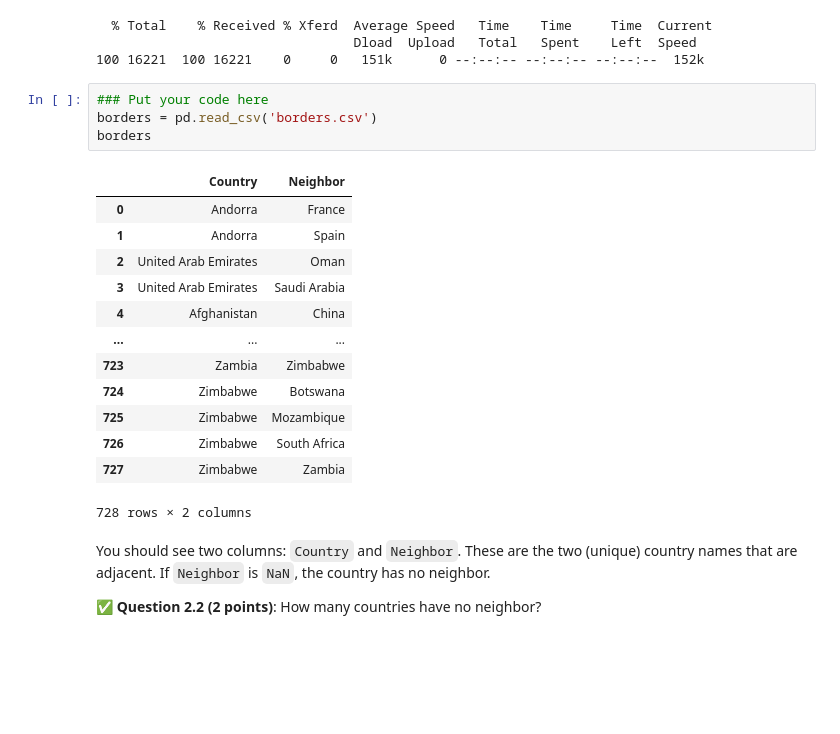
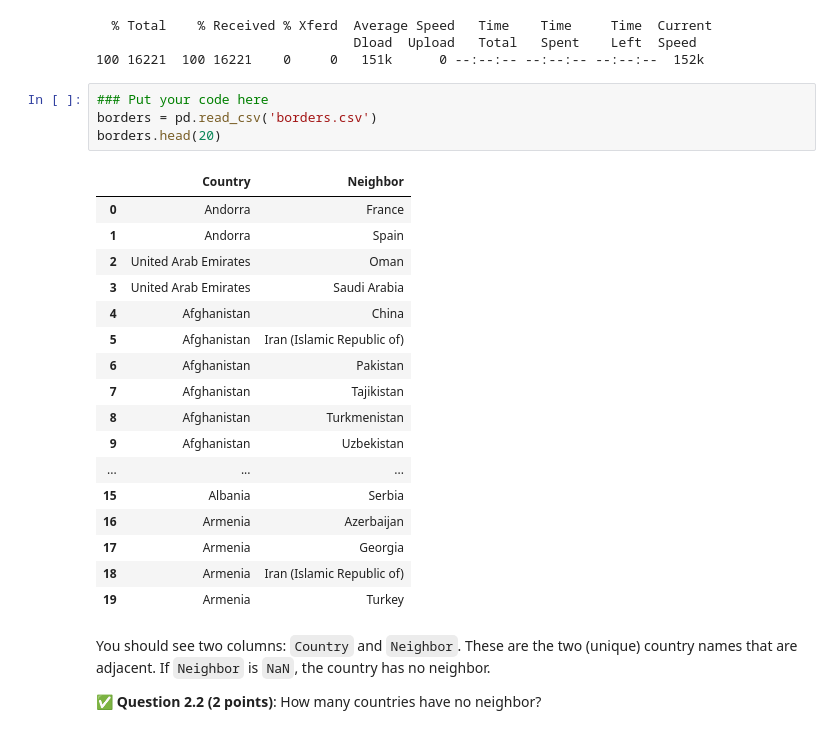
Before and after one commit to Confusedphoton/CMSE202-s24-turnin, a Jupyter notebook: Final/CMSE202-Final-Section001-STUDENT.ipynb, the cells around one changed output. Drawn from its saved outputs; the diff is of its cells as text; blank space fills up the shorter version.

```diff
--- a/Final/CMSE202-Final-Section001-STUDENT.ipynb
+++ b/Final/CMSE202-Final-Section001-STUDENT.ipynb
@@ -66,21 +66,25 @@ In this part, we will create a network graph to represent the geographical adjac
 # %%
 ### Put your code here
 borders = pd.read_csv('borders.csv')
-borders
+borders.head(20)
 # %% [output]
 |  | Country | Neighbor |
 | 0 | Andorra | France |
 | 1 | Andorra | Spain |
 | 2 | United Arab Emirates | Oman |
 | 3 | United Arab Emirates | Saudi Arabia |
 | 4 | Afghanistan | China |
+| 5 | Afghanistan | Iran (Islamic Republic of) |
+| 6 | Afghanistan | Pakistan |
+| 7 | Afghanistan | Tajikistan |
+| 8 | Afghanistan | Turkmenistan |
+| 9 | Afghanistan | Uzbekistan |
 | ... | ... | ... |
-| 723 | Zambia | Zimbabwe |
-| 724 | Zimbabwe | Botswana |
-| 725 | Zimbabwe | Mozambique |
-| 726 | Zimbabwe | South Africa |
-| 727 | Zimbabwe | Zambia |
+| 15 | Albania | Serbia |
+| 16 | Armenia | Azerbaijan |
+| 17 | Armenia | Georgia |
+| 18 | Armenia | Iran (Islamic Republic of) |
+| 19 | Armenia | Turkey |
-728 rows × 2 columns
 # %% [markdown]
 You should see two columns: `Country` and `Neighbor`. These are the two (unique) country names that are adjacent. If `Neighbor` is `NaN`, the country has no neighbor.
 
```
Also changed, not shown: parts of 15 cells of this notebook, 1 other file.
